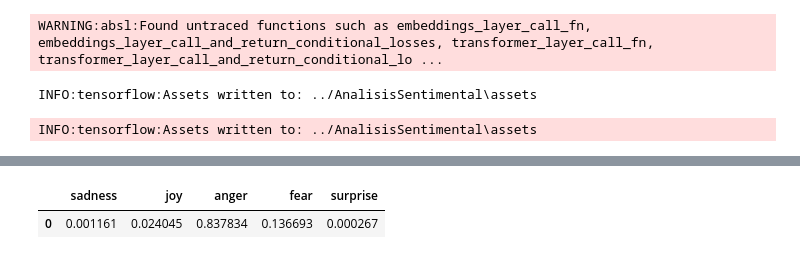
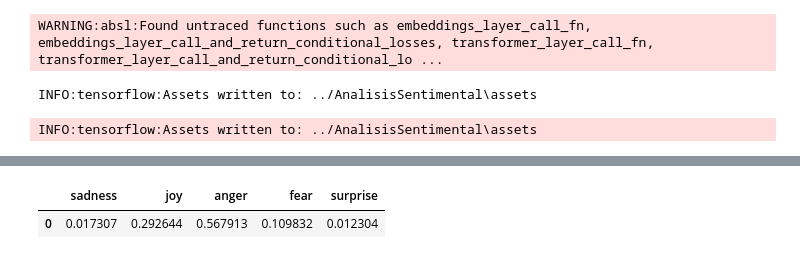
Before and after one commit to laurarimi/IA-project, a Jupyter notebook: Notebooks/re_making_model.ipynb, the cells around one changed output, grey strips where cells are left out. Drawn from its saved outputs; the diff is of its cells as text; code cells hidden in the pictures.

Commit message:
Added language model

```diff
--- a/Notebooks/re_making_model.ipynb
+++ b/Notebooks/re_making_model.ipynb
@@ -450,5 +451,5 @@ predict = model.predict(predict)
 # %%
-def predice(array):
+def predice(array,model):
     array = tf.data.Dataset.from_tensor_slices((
     dict(tokenize(array)),
     )).batch(BATCH_SIZE).prefetch(1)
@@ -466,5 +467,5 @@ WARNING:absl:Found untraced functions such as embeddings_layer_call_fn, embeddin
 INFO:tensorflow:Assets written to: ../AnalisisSentimental\assets
 INFO:tensorflow:Assets written to: ../AnalisisSentimental\assets
 # %%
-predice("Im going to the gym")
+predice("Im going to the gym",model)
 # %% [output]
@@ -472,2 +473,2 @@ predice("Im going to the gym")
 |  | sadness | joy | anger | fear | surprise |
-| 0 | 0.001161 | 0.024045 | 0.837834 | 0.136693 | 0.000267 |
+| 0 | 0.017307 | 0.292644 | 0.567913 | 0.109832 | 0.012304 |
```
Also changed, not shown: parts of 13 cells of this notebook, 1 other file.
